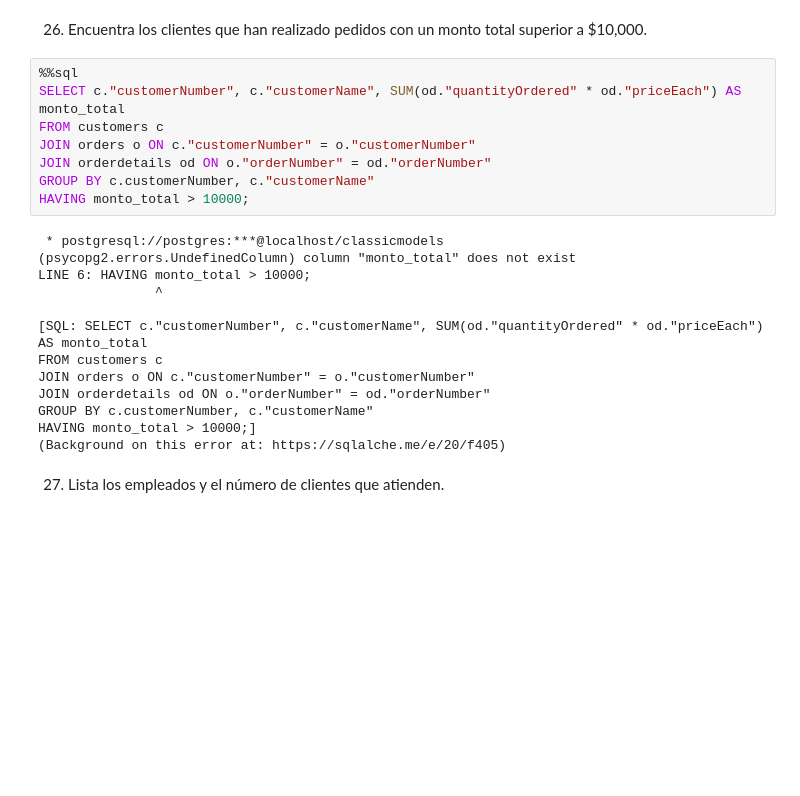
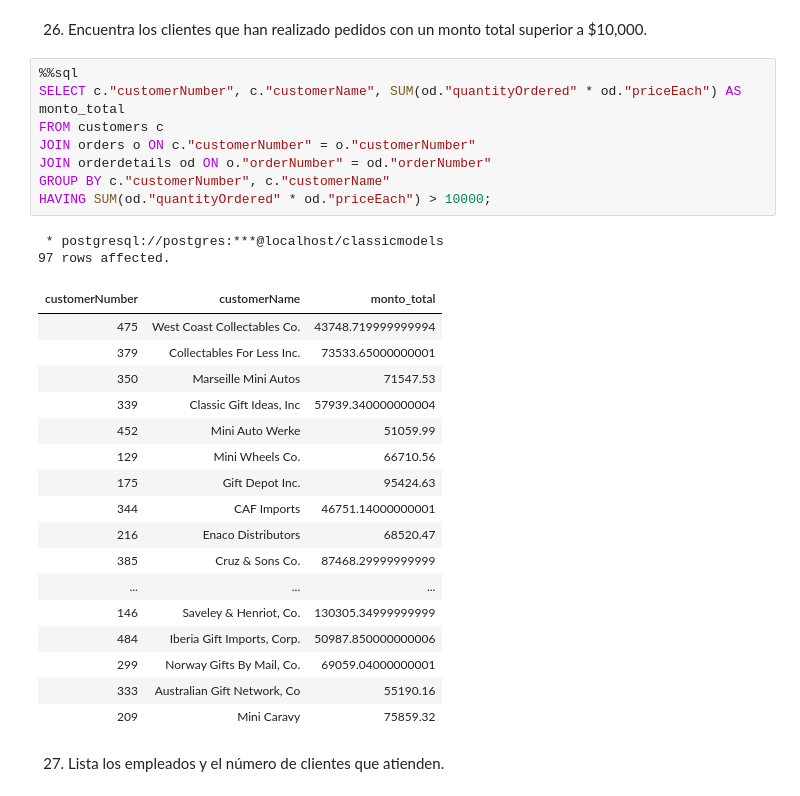
Before and after one commit to edithavalos/react-crud-app, a Jupyter notebook: Ejercicios_SQL.ipynb, the cells around one changed output. Cells and saved outputs as stored; diff of their text form; blank space fills up the shorter version.

```diff
--- a/Ejercicios_SQL.ipynb
+++ b/Ejercicios_SQL.ipynb
@@ -782,24 +781,31 @@ SELECT * FROM products WHERE "quantityInStock" < 100;
 # %%
 %%sql
 SELECT c."customerNumber", c."customerName", SUM(od."quantityOrdered" * od."priceEach") AS monto_total
 FROM customers c
 JOIN orders o ON c."customerNumber" = o."customerNumber"
 JOIN orderdetails od ON o."orderNumber" = od."orderNumber"
-GROUP BY c.customerNumber, c."customerName"
-HAVING monto_total > 10000;
+GROUP BY c."customerNumber", c."customerName"
+HAVING SUM(od."quantityOrdered" * od."priceEach") > 10000;
 # %% [output]
  * postgresql://postgres:***@localhost/classicmodels
-(psycopg2.errors.UndefinedColumn) column "monto_total" does not exist
-LINE 6: HAVING monto_total > 10000;
-               ^
-
-[SQL: SELECT c."customerNumber", c."customerName", SUM(od."quantityOrdered" * od."priceEach") AS monto_total
-FROM customers c
-JOIN orders o ON c."customerNumber" = o."customerNumber"
-JOIN orderdetails od ON o."orderNumber" = od."orderNumber"
-GROUP BY c.customerNumber, c."customerName"
-HAVING monto_total > 10000;]
-(Background on this error at: https://sqlalche.me/e/20/f405)
+97 rows affected.
+| customerNumber | customerName | monto_total |
+| 475 | West Coast Collectables Co. | 43748.719999999994 |
+| 379 | Collectables For Less Inc. | 73533.65000000001 |
+| 350 | Marseille Mini Autos | 71547.53 |
+| 339 | Classic Gift Ideas, Inc | 57939.340000000004 |
+| 452 | Mini Auto Werke | 51059.99 |
+| 129 | Mini Wheels Co. | 66710.56 |
+| 175 | Gift Depot Inc. | 95424.63 |
+| 344 | CAF Imports | 46751.14000000001 |
+| 216 | Enaco Distributors | 68520.47 |
+| 385 | Cruz & Sons Co. | 87468.29999999999 |
+| ... | ... | ... |
+| 146 | Saveley & Henriot, Co. | 130305.34999999999 |
+| 484 | Iberia Gift Imports, Corp. | 50987.850000000006 |
+| 299 | Norway Gifts By Mail, Co. | 69059.04000000001 |
+| 333 | Australian Gift Network, Co | 55190.16 |
+| 209 | Mini Caravy | 75859.32 |
 # %% [markdown]
 27. Lista los empleados y el número de clientes que atienden.
 # %%
```
Also changed, not shown: parts of 4 cells of this notebook.
